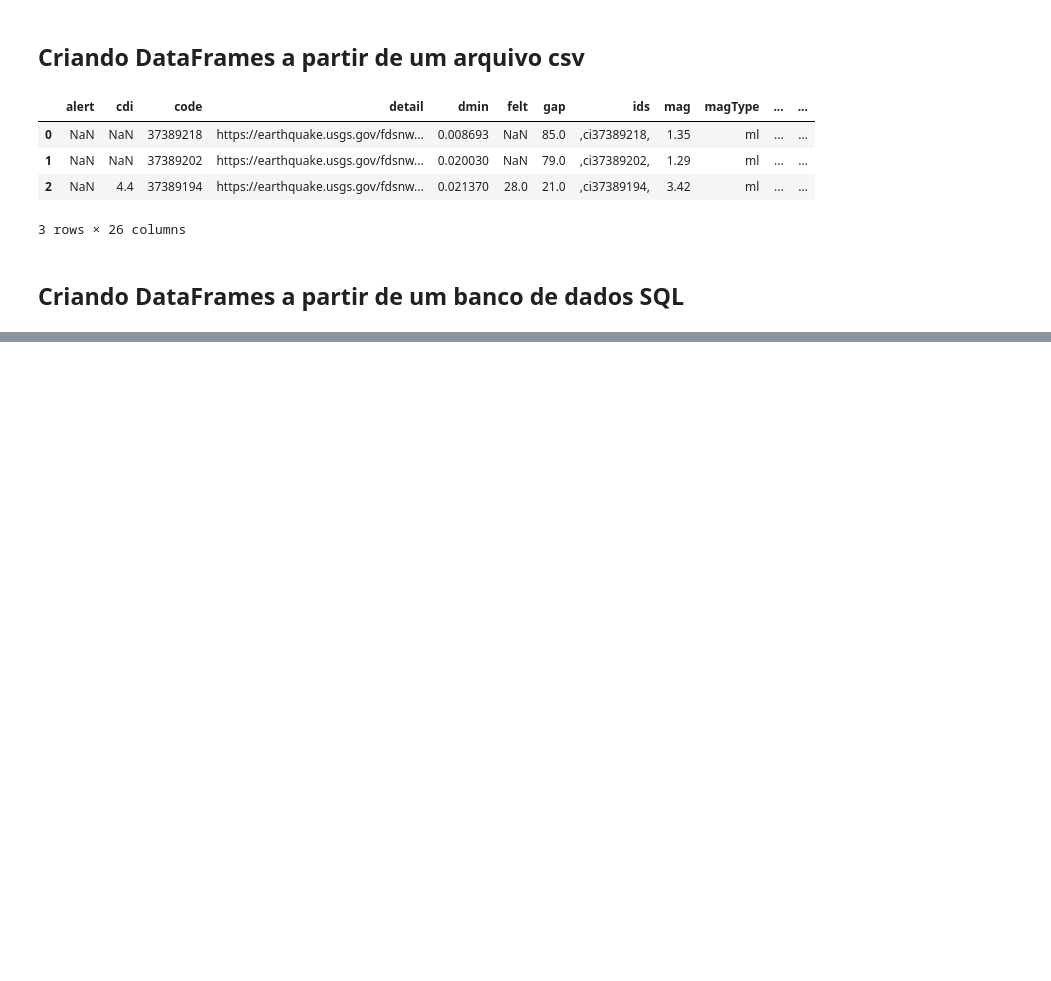
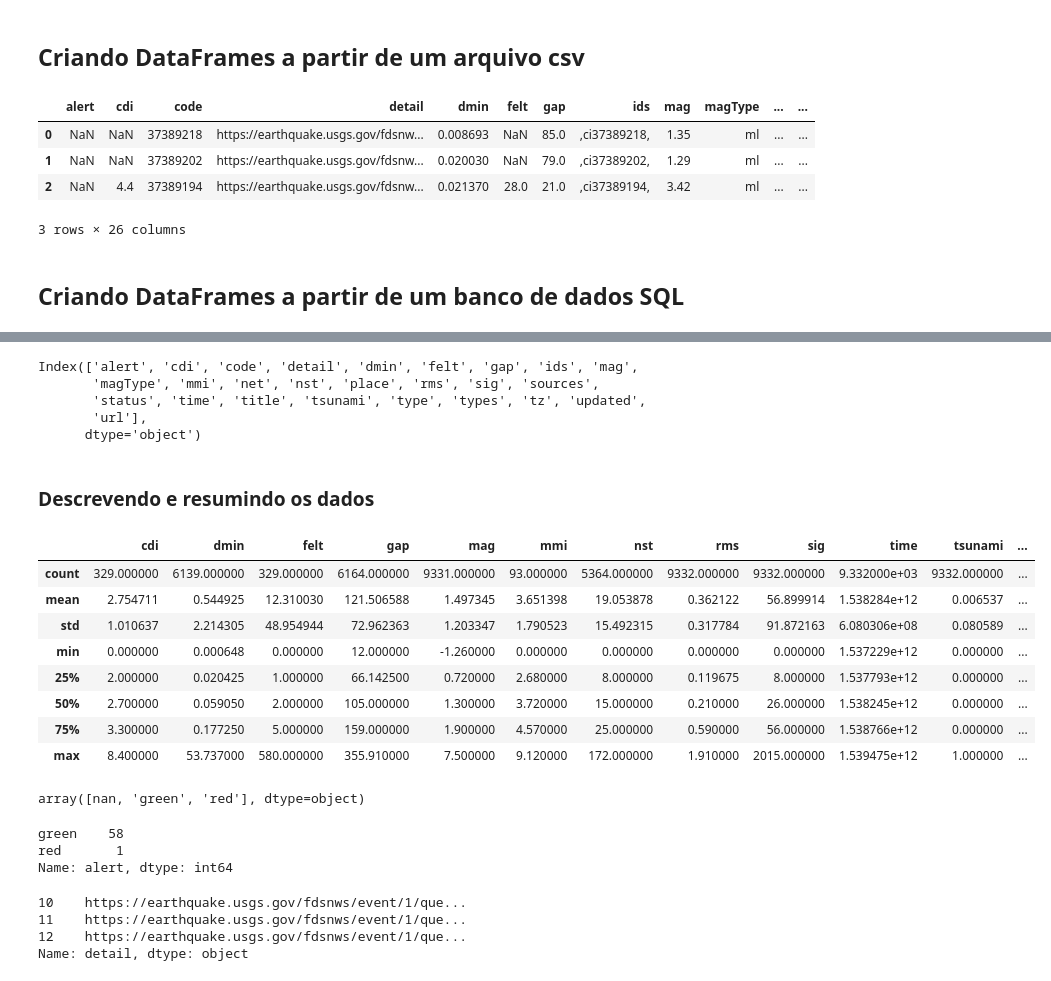
Before and after one commit to igoandrade/python_learning, a Jupyter notebook: data_analysis_pandas/chap_02/chap_02.ipynb, the cells around one changed output, grey strips where cells are left out. Cells and saved outputs as stored; diff of their text form; code cells hidden in the pictures; blank space fills up the shorter version.

Commit message:
Chap 02 - Working with Pandas DataFrames - Exercises

```diff
--- a/data_analysis_pandas/chap_02/chap_02.ipynb
+++ b/data_analysis_pandas/chap_02/chap_02.ipynb
@@ -181,0 +274,4 @@ with sqlite3.connect('data/quakes.db') as connection:
+# %%
+# Carregamento dos dados
+df = pd.read_csv('data/earthquakes.csv')
+df.head()
@@ -181,0 +286,39 @@ with sqlite3.connect('data/quakes.db') as connection:
+# %%
+df.columns
+# %% [output]
+Index(['alert', 'cdi', 'code', 'detail', 'dmin', 'felt', 'gap', 'ids', 'mag',
+       'magType', 'mmi', 'net', 'nst', 'place', 'rms', 'sig', 'sources',
+       'status', 'time', 'title', 'tsunami', 'type', 'types', 'tz', 'updated',
+       'url'],
+      dtype='object')
+# %% [markdown]
+### Descrevendo e resumindo os dados
+# %%
+df.describe()
+# %% [output]
+|  | cdi | dmin | felt | gap | mag | mmi | nst | rms | sig | time | tsunami | ... |
+| count | 329.000000 | 6139.000000 | 329.000000 | 6164.000000 | 9331.000000 | 93.000000 | 5364.000000 | 9332.000000 | 9332.000000 | 9.332000e+03 | 9332.000000 | ... |
+| mean | 2.754711 | 0.544925 | 12.310030 | 121.506588 | 1.497345 | 3.651398 | 19.053878 | 0.362122 | 56.899914 | 1.538284e+12 | 0.006537 | ... |
+| std | 1.010637 | 2.214305 | 48.954944 | 72.962363 | 1.203347 | 1.790523 | 15.492315 | 0.317784 | 91.872163 | 6.080306e+08 | 0.080589 | ... |
+| min | 0.000000 | 0.000648 | 0.000000 | 12.000000 | -1.260000 | 0.000000 | 0.000000 | 0.000000 | 0.000000 | 1.537229e+12 | 0.000000 | ... |
+| 25% | 2.000000 | 0.020425 | 1.000000 | 66.142500 | 0.720000 | 2.680000 | 8.000000 | 0.119675 | 8.000000 | 1.537793e+12 | 0.000000 | ... |
+| 50% | 2.700000 | 0.059050 | 2.000000 | 105.000000 | 1.300000 | 3.720000 | 15.000000 | 0.210000 | 26.000000 | 1.538245e+12 | 0.000000 | ... |
+| 75% | 3.300000 | 0.177250 | 5.000000 | 159.000000 | 1.900000 | 4.570000 | 25.000000 | 0.590000 | 56.000000 | 1.538766e+12 | 0.000000 | ... |
+| max | 8.400000 | 53.737000 | 580.000000 | 355.910000 | 7.500000 | 9.120000 | 172.000000 | 1.910000 | 2015.000000 | 1.539475e+12 | 1.000000 | ... |
+# %%
+df.alert.unique()
+# %% [output]
+array([nan, 'green', 'red'], dtype=object)
+# %%
+df.alert.value_counts()
+# %% [output]
+green    58
+red       1
+Name: alert, dtype: int64
+# %%
+df.loc[10:12, df.columns[3]]
+# %% [output]
+10    https://earthquake.usgs.gov/fdsnws/event/1/que...
+11    https://earthquake.usgs.gov/fdsnws/event/1/que...
+12    https://earthquake.usgs.gov/fdsnws/event/1/que...
+Name: detail, dtype: object
```
Also changed, not shown: parts of 28 cells of this notebook, 2 other files.
